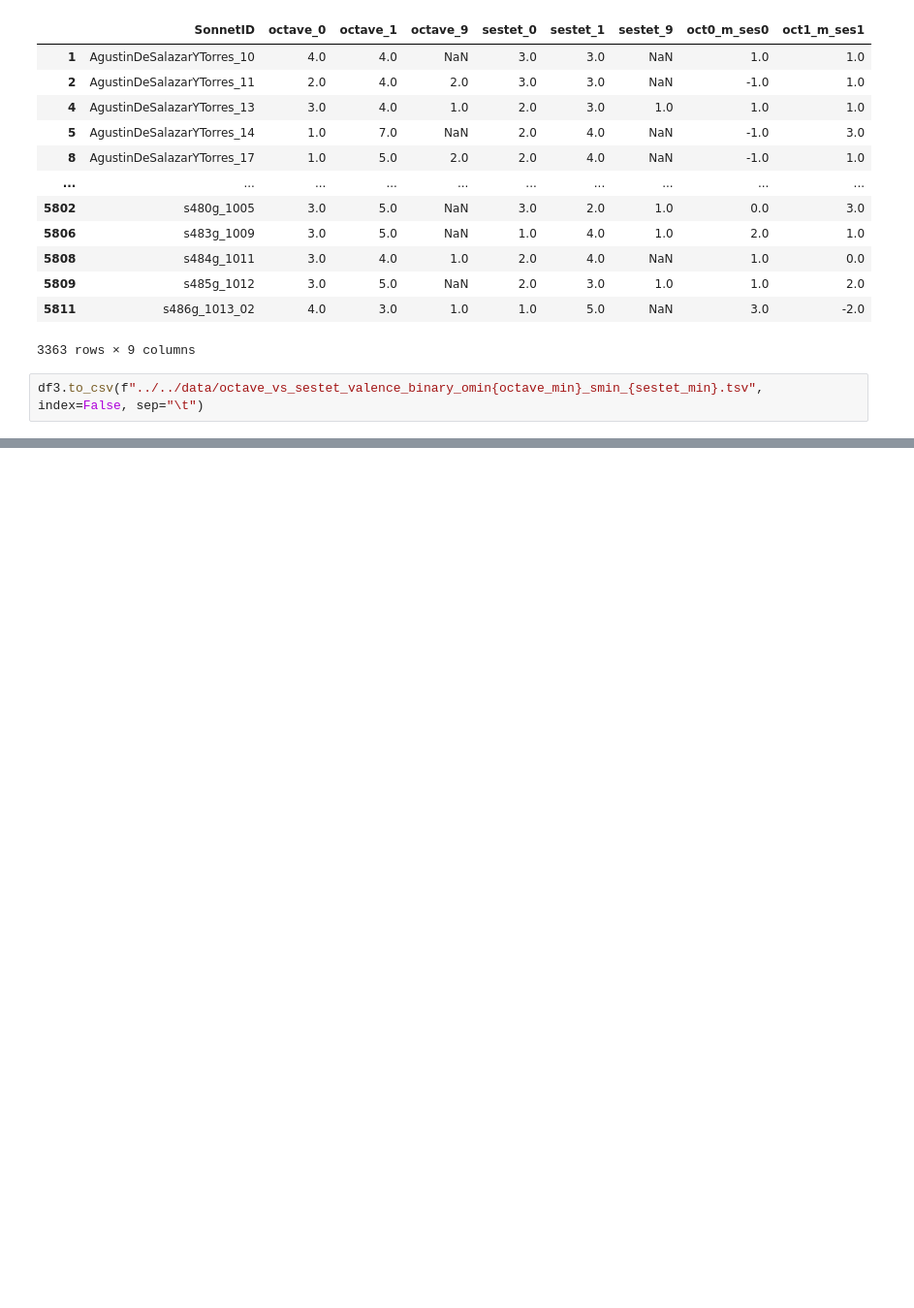
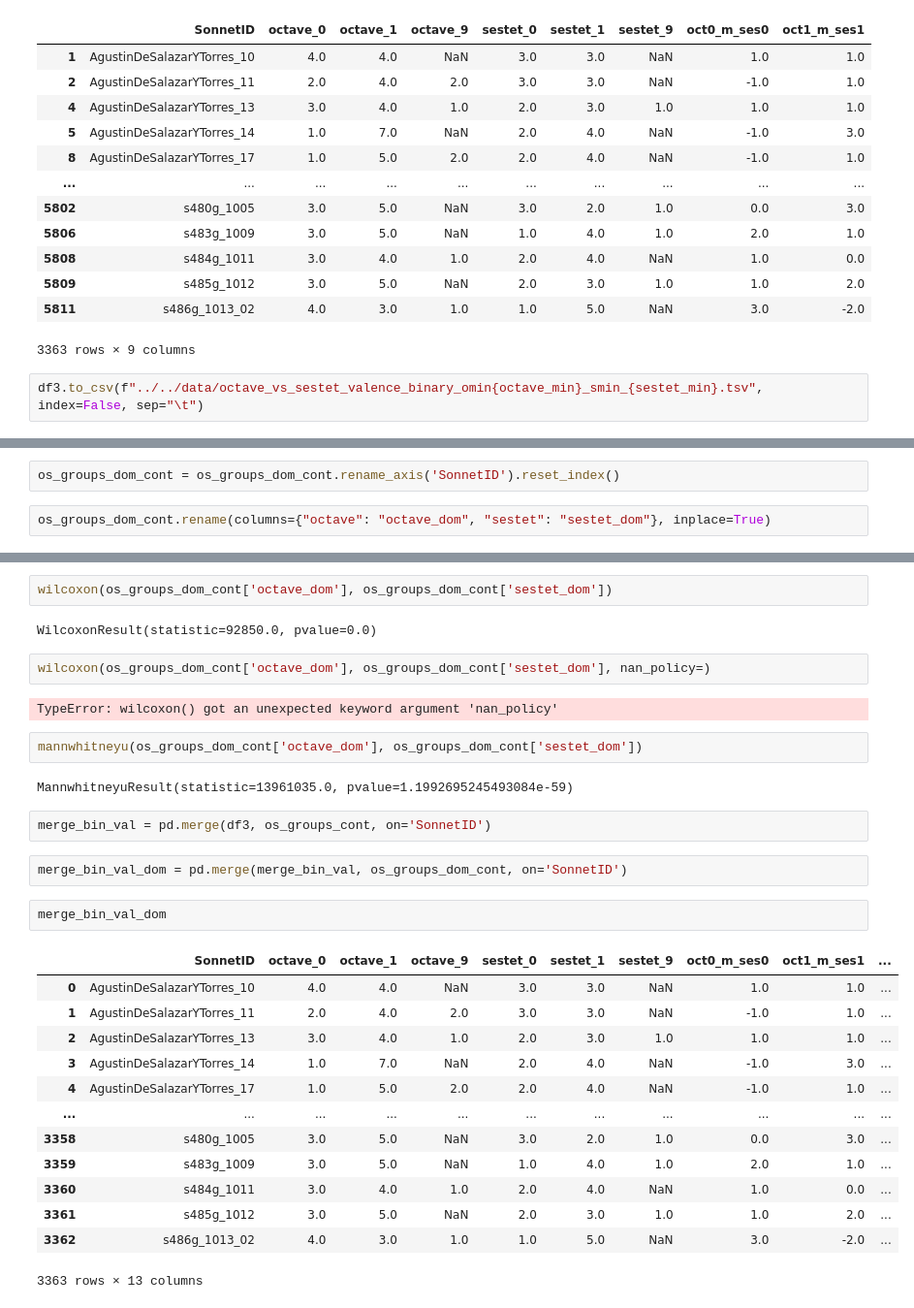
Before and after one commit to pruizf/rhyme-within-reason, a Jupyter notebook: scripts/annotation/analysis.ipynb, the cells around one changed output, grey strips where cells are left out. Shown: that part at 97% size. Drawn from its saved outputs; the diff is of its cells as text; blank space fills up the shorter version.

```diff
--- a/scripts/annotation/analysis.ipynb
+++ b/scripts/annotation/analysis.ipynb
@@ -208,0 +374,4 @@ df3.to_csv(f"../../data/octave_vs_sestet_valence_binary_omin{octave_min}_smin_{s
+# %%
+os_groups_dom_cont = os_groups_dom_cont.rename_axis('SonnetID').reset_index()
+# %%
+os_groups_dom_cont.rename(columns={"octave": "octave_dom", "sestet": "sestet_dom"}, inplace=True)
@@ -208,0 +419,32 @@ df3.to_csv(f"../../data/octave_vs_sestet_valence_binary_omin{octave_min}_smin_{s
+# %%
+wilcoxon(os_groups_dom_cont['octave_dom'], os_groups_dom_cont['sestet_dom'])
+# %% [output]
+WilcoxonResult(statistic=92850.0, pvalue=0.0)
+# %%
+wilcoxon(os_groups_dom_cont['octave_dom'], os_groups_dom_cont['sestet_dom'], nan_policy=)
+# %% [output]
+TypeError: wilcoxon() got an unexpected keyword argument 'nan_policy'
+# %%
+mannwhitneyu(os_groups_dom_cont['octave_dom'], os_groups_dom_cont['sestet_dom'])
+# %% [output]
+MannwhitneyuResult(statistic=13961035.0, pvalue=1.1992695245493084e-59)
+# %%
+merge_bin_val = pd.merge(df3, os_groups_cont, on='SonnetID')
+# %%
+merge_bin_val_dom = pd.merge(merge_bin_val, os_groups_dom_cont, on='SonnetID')
+# %%
+merge_bin_val_dom
+# %% [output]
+|  | SonnetID | octave_0 | octave_1 | octave_9 | sestet_0 | sestet_1 | sestet_9 | oct0_m_ses0 | oct1_m_ses1 | ... |
+| 0 | AgustinDeSalazarYTorres_10 | 4.0 | 4.0 | NaN | 3.0 | 3.0 | NaN | 1.0 | 1.0 | ... |
+| 1 | AgustinDeSalazarYTorres_11 | 2.0 | 4.0 | 2.0 | 3.0 | 3.0 | NaN | -1.0 | 1.0 | ... |
+| 2 | AgustinDeSalazarYTorres_13 | 3.0 | 4.0 | 1.0 | 2.0 | 3.0 | 1.0 | 1.0 | 1.0 | ... |
+| 3 | AgustinDeSalazarYTorres_14 | 1.0 | 7.0 | NaN | 2.0 | 4.0 | NaN | -1.0 | 3.0 | ... |
+| 4 | AgustinDeSalazarYTorres_17 | 1.0 | 5.0 | 2.0 | 2.0 | 4.0 | NaN | -1.0 | 1.0 | ... |
+| ... | ... | ... | ... | ... | ... | ... | ... | ... | ... | ... |
+| 3358 | s480g_1005 | 3.0 | 5.0 | NaN | 3.0 | 2.0 | 1.0 | 0.0 | 3.0 | ... |
+| 3359 | s483g_1009 | 3.0 | 5.0 | NaN | 1.0 | 4.0 | 1.0 | 2.0 | 1.0 | ... |
+| 3360 | s484g_1011 | 3.0 | 4.0 | 1.0 | 2.0 | 4.0 | NaN | 1.0 | 0.0 | ... |
+| 3361 | s485g_1012 | 3.0 | 5.0 | NaN | 2.0 | 3.0 | 1.0 | 1.0 | 2.0 | ... |
+| 3362 | s486g_1013_02 | 4.0 | 3.0 | 1.0 | 1.0 | 5.0 | NaN | 3.0 | -2.0 | ... |
+3363 rows × 13 columns
```
Also changed, not shown: parts of 35 cells of this notebook, 3 other files.
